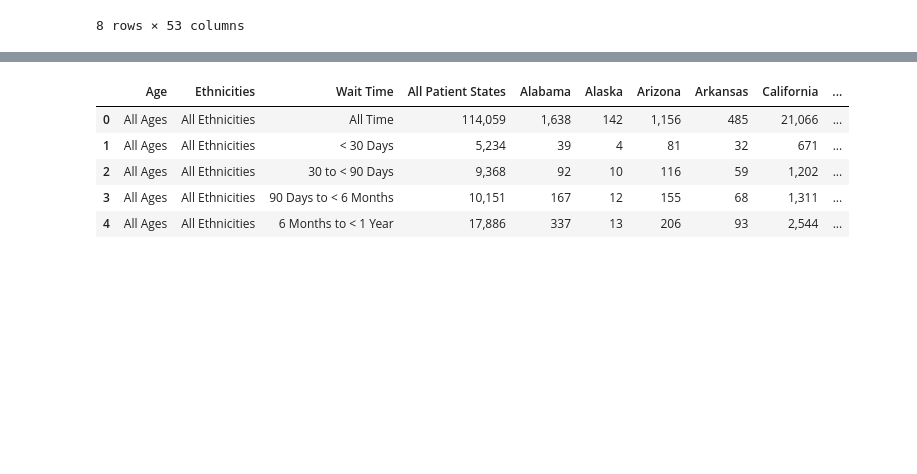
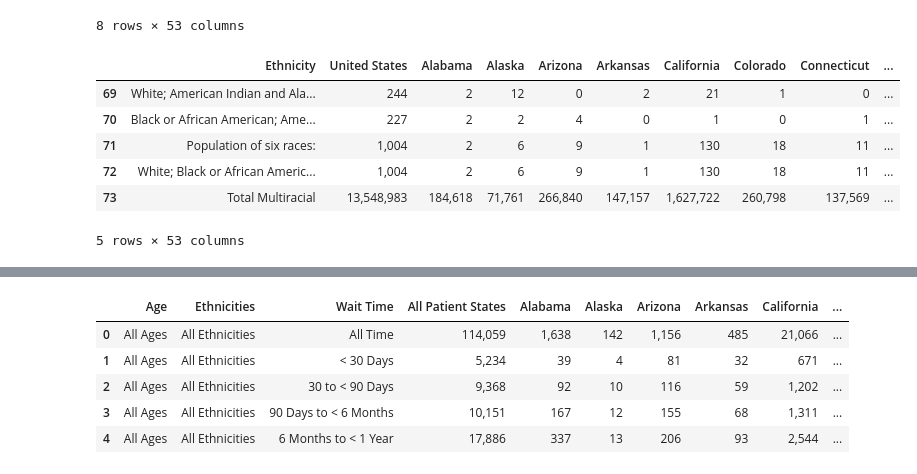
Before and after one commit to mwsierzega/Project3, a Jupyter notebook: Data_Census_OPTN.ipynb, the cells around one changed output, grey strips where cells are left out. Cells and saved outputs as stored; diff of their text form; code cells hidden in the pictures; blank space fills up the shorter version.

Commit message:
initial census ethnicity data cleaned

```diff
--- a/Data_Census_OPTN.ipynb
+++ b/Data_Census_OPTN.ipynb
@@ -138,3 +139,13 @@ census_age_final.head(10)
 | 47 | 50-64 years | 41,808,289 | 679,220 | 88,931 | 846,156 | 418,528 | 3,211,518 | 796,997 | 545,008 | ... |
 | 52 | 65 and Older | 42,267,781 | 670,310 | 72,177 | 1,063,270 | 437,184 | 3,327,513 | 735,476 | 535,272 | ... |
 8 rows × 53 columns
+# %%
+census_eth_df.tail()
+# %% [output]
+|  | Ethnicity | United States | Alabama | Alaska | Arizona | Arkansas | California | Colorado | Connecticut | ... |
+| 69 | White; American Indian and Ala... | 244 | 2 | 12 | 0 | 2 | 21 | 1 | 0 | ... |
+| 70 | Black or African American; Ame... | 227 | 2 | 2 | 4 | 0 | 1 | 0 | 1 | ... |
+| 71 | Population of six races: | 1,004 | 2 | 6 | 9 | 1 | 130 | 18 | 11 | ... |
+| 72 | White; Black or African Americ... | 1,004 | 2 | 6 | 9 | 1 | 130 | 18 | 11 | ... |
+| 73 | Total Multiracial | 13,548,983 | 184,618 | 71,761 | 266,840 | 147,157 | 1,627,722 | 260,798 | 137,569 | ... |
+5 rows × 53 columns
```
Also changed, not shown: parts of 4 cells of this notebook, 2 other files.
